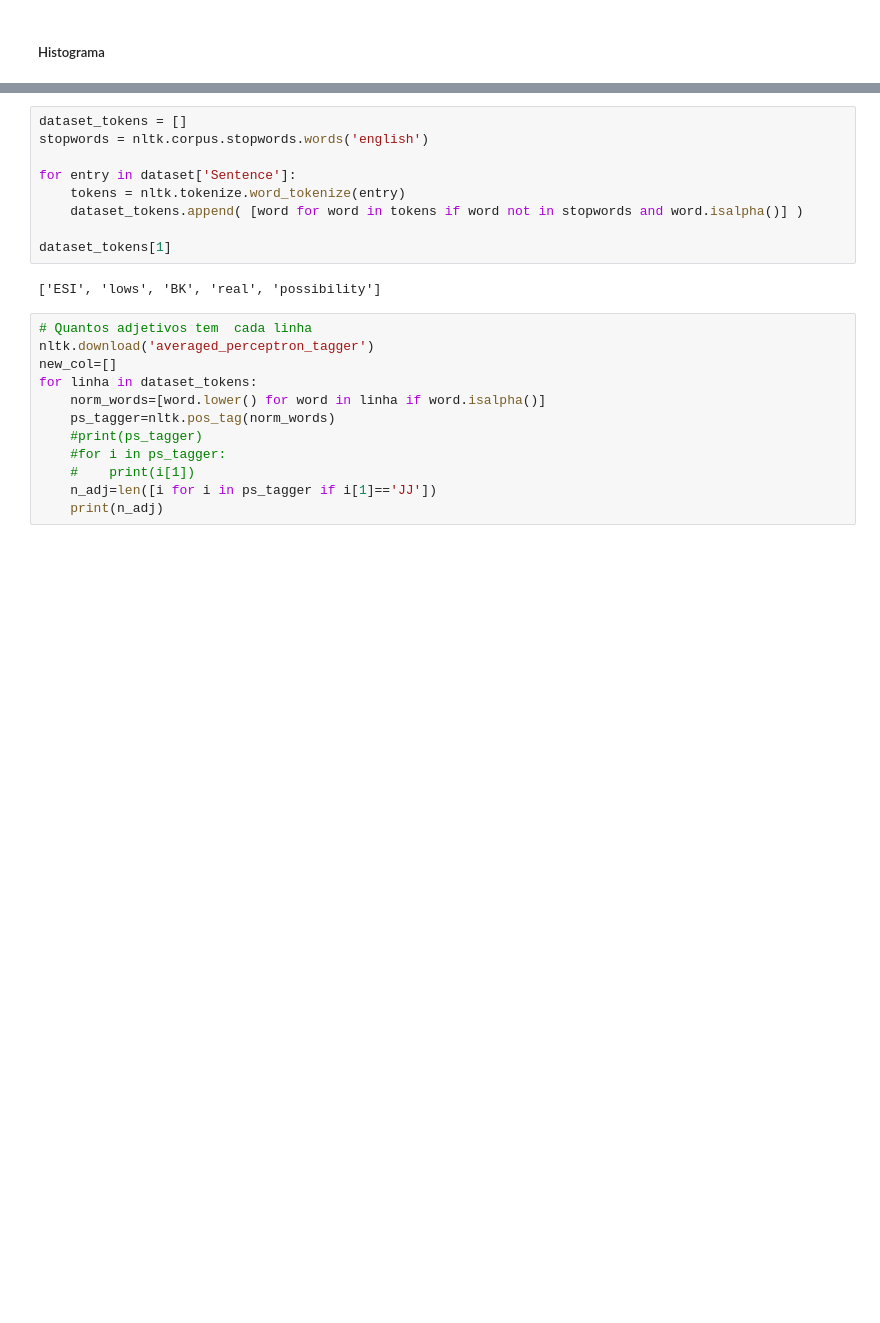
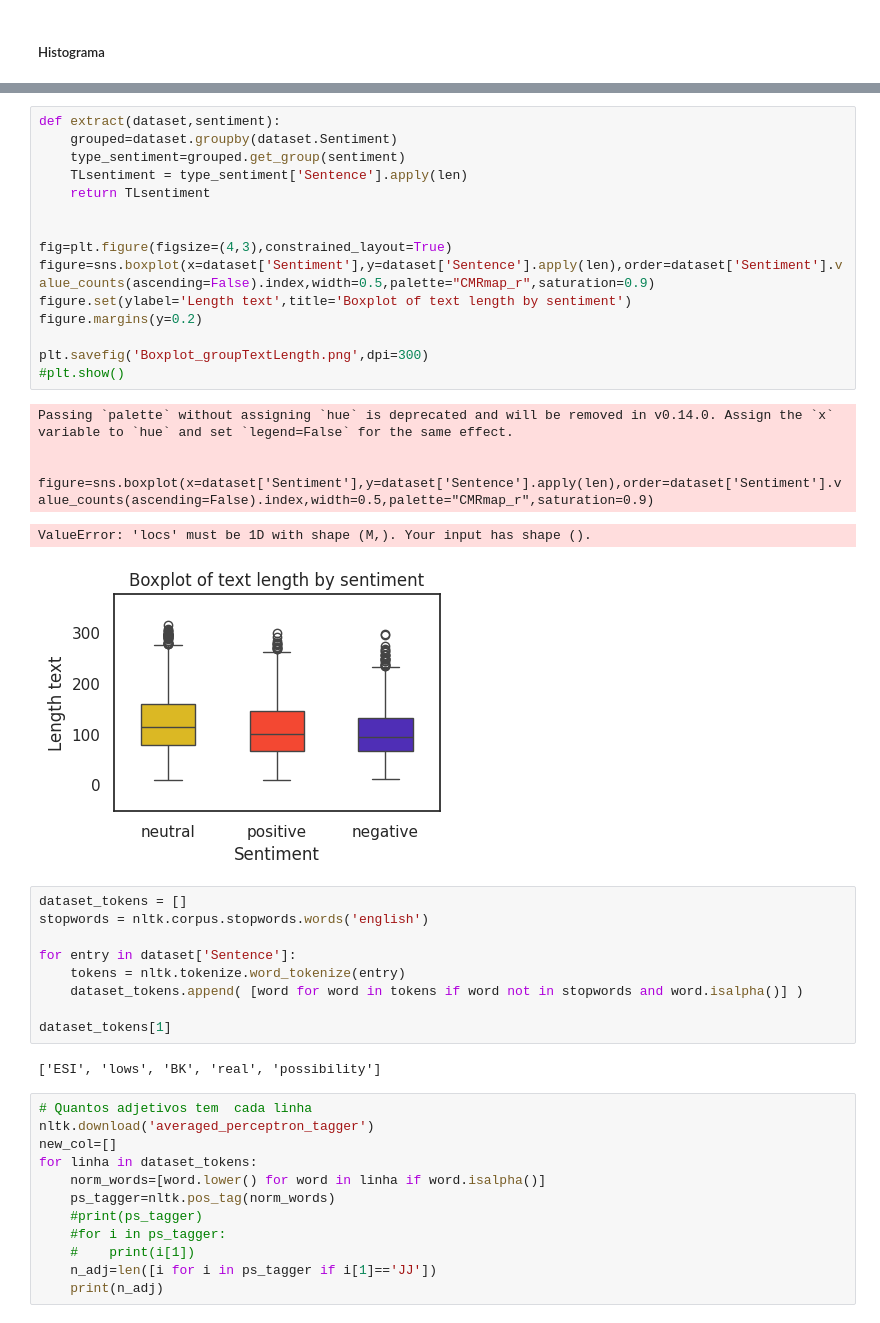
Before and after one commit to josuhinrichs/mandacaru-desafio2, a Jupyter notebook: desafio2.ipynb, the cells around one changed output, grey strips where cells are left out. Saved outputs shown, nothing was run; the diff lists cells and outputs as text; blank space fills up the shorter version.

```diff
--- a/desafio2.ipynb
+++ b/desafio2.ipynb
@@ -155,3 +157,24 @@ We classify the text by sentiment and obtain the leght of the text:
+# %%
+def extract(dataset,sentiment):
+    grouped=dataset.groupby(dataset.Sentiment)
+    type_sentiment=grouped.get_group(sentiment)
+    TLsentiment = type_sentiment['Sentence'].apply(len)
+    return TLsentiment
+
+
+fig=plt.figure(figsize=(4,3),constrained_layout=True)
+figure=sns.boxplot(x=dataset['Sentiment'],y=dataset['Sentence'].apply(len),order=dataset['Sentiment'].value_counts(ascending=False).index,width=0.5,palette="CMRmap_r",saturation=0.9)
+figure.set(ylabel='Length text',title='Boxplot of text length by sentiment')
+figure.margins(y=0.2)
+
+plt.savefig('Boxplot_groupTextLength.png',dpi=300)
+#plt.show()
+# %% [output]
+Passing `palette` without assigning `hue` is deprecated and will be removed in v0.14.0. Assign the `x` variable to `hue` and set `legend=False` for the same effect.
+
+  figure=sns.boxplot(x=dataset['Sentiment'],y=dataset['Sentence'].apply(len),order=dataset['Sentiment'].value_counts(ascending=False).index,width=0.5,palette="CMRmap_r",saturation=0.9)
+ValueError: 'locs' must be 1D with shape (M,). Your input has shape ().
+[figure, added]
 # %%
 dataset_tokens = []
 stopwords = nltk.corpus.stopwords.words('english')
```
Also changed, not shown: parts of 8 cells of this notebook, 3 other files.
